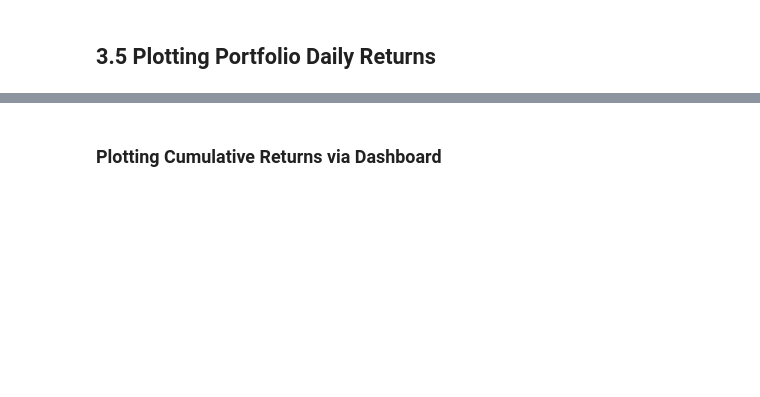
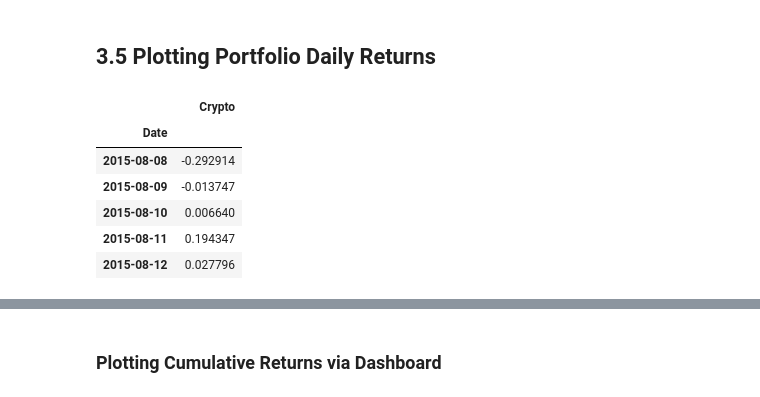
Before and after one commit to Flower67/Project1_MonteCrypto, a Jupyter notebook: Project-1-Core.ipynb, the cells around one changed output, grey strips where cells are left out. Drawn from its saved outputs; the diff is of its cells as text; code cells hidden in the pictures; blank space fills up the shorter version.

```diff
--- a/Project-1-Core.ipynb
+++ b/Project-1-Core.ipynb
@@ -158,7 +175,18 @@ metals_portfolio_data = metals_portfolio_data.pct_change().dropna()
 # %% [markdown]
 ## 3.5 Plotting Portfolio Daily Returns
 # %%
+#Weight the portfolio evenly between crypto investments.
 weights_3 = [1/3, 1/3, 1/3]
 crypto_portfolio_returns = crypto_portfolio_data.dot(weights_3)
-crypto_portfolio_returns.head()
+crypto_returns_df = pd.DataFrame(crypto_portfolio_returns)
+crypto_returns_df.columns=["Crypto"]
+crypto_returns_df.head()
+# %% [output]
+|  | Crypto |
+| Date |  |
+| 2015-08-08 | -0.292914 |
+| 2015-08-09 | -0.013747 |
+| 2015-08-10 | 0.006640 |
+| 2015-08-11 | 0.194347 |
+| 2015-08-12 | 0.027796 |
 # %%
```
Also changed, not shown: parts of 20 cells of this notebook, 1 other file.
